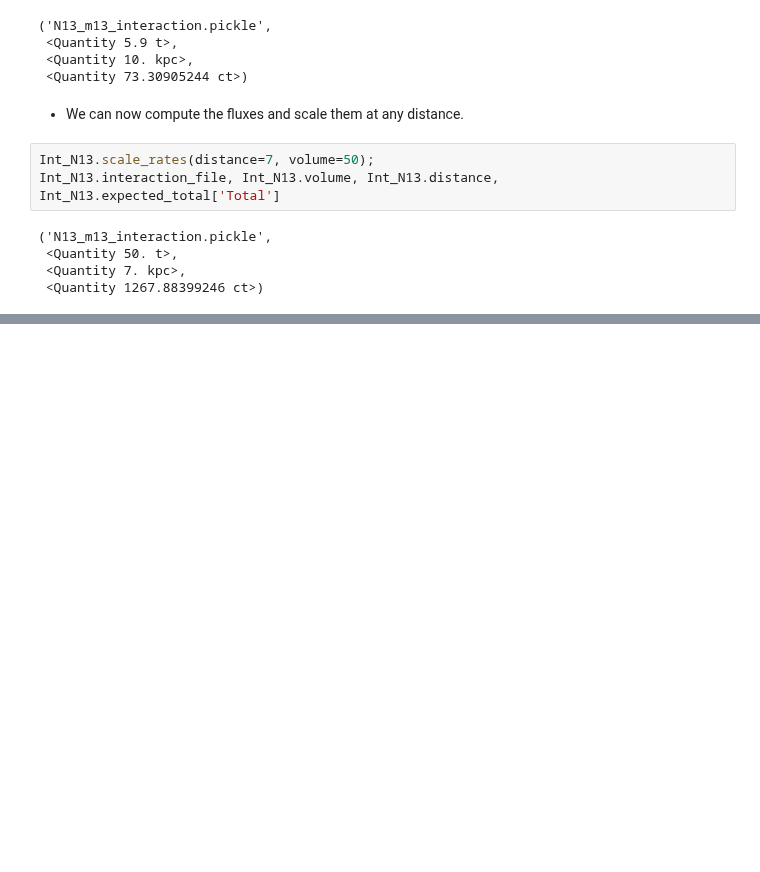
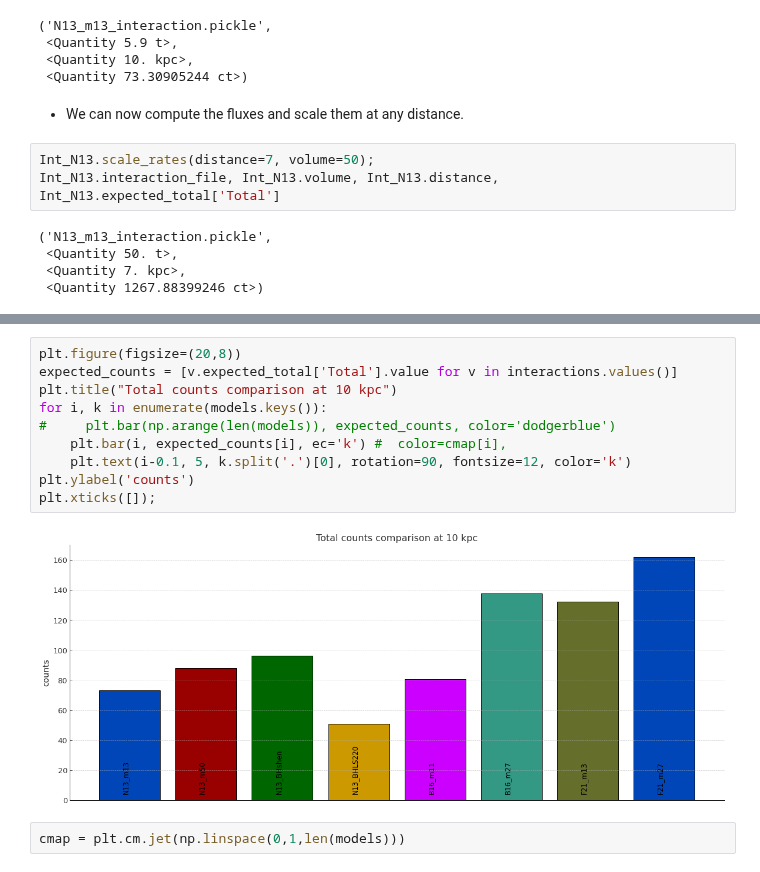
Before and after one commit to XENONnT/multimessenger, a Jupyter notebook: notebooks/SNAX-tutorial.ipynb, the cells around one changed output, grey strips where cells are left out. Cells and saved outputs as stored; diff of their text form; blank space fills up the shorter version.

```diff
--- a/notebooks/SNAX-tutorial.ipynb
+++ b/notebooks/SNAX-tutorial.ipynb
@@ -308,0 +327,14 @@ axes[-1].set_xlim(5e-6, None)
+# %%
+plt.figure(figsize=(20,8))
+expected_counts = [v.expected_total['Total'].value for v in interactions.values()]
+plt.title("Total counts comparison at 10 kpc")
+for i, k in enumerate(models.keys()):
+#     plt.bar(np.arange(len(models)), expected_counts, color='dodgerblue')
+    plt.bar(i, expected_counts[i], ec='k') #  color=cmap[i],
+    plt.text(i-0.1, 5, k.split('.')[0], rotation=90, fontsize=12, color='k')
+plt.ylabel('counts')
+plt.xticks([]);
+# %% [output]
+[figure, added]
+# %%
+cmap = plt.cm.jet(np.linspace(0,1,len(models)))
```
Also changed, not shown: parts of 43 cells of this notebook.
